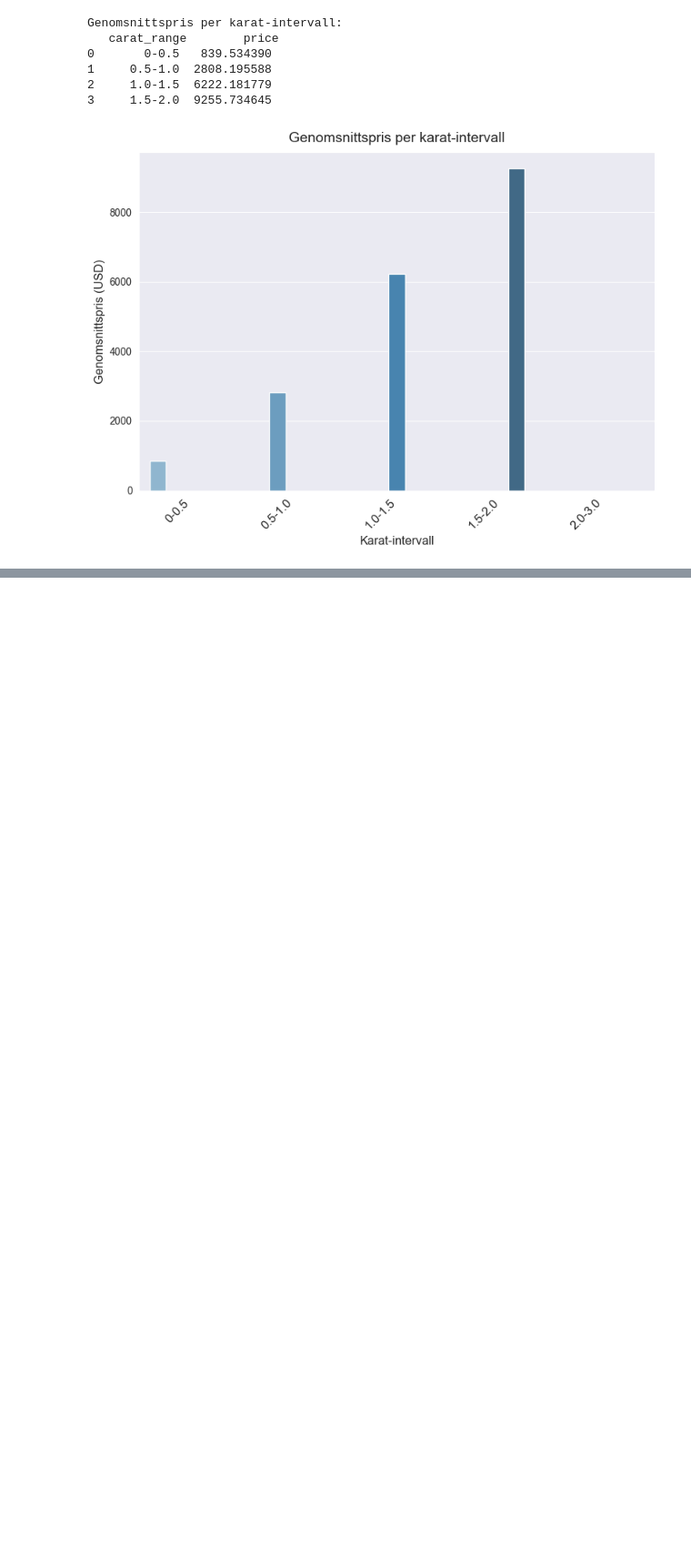
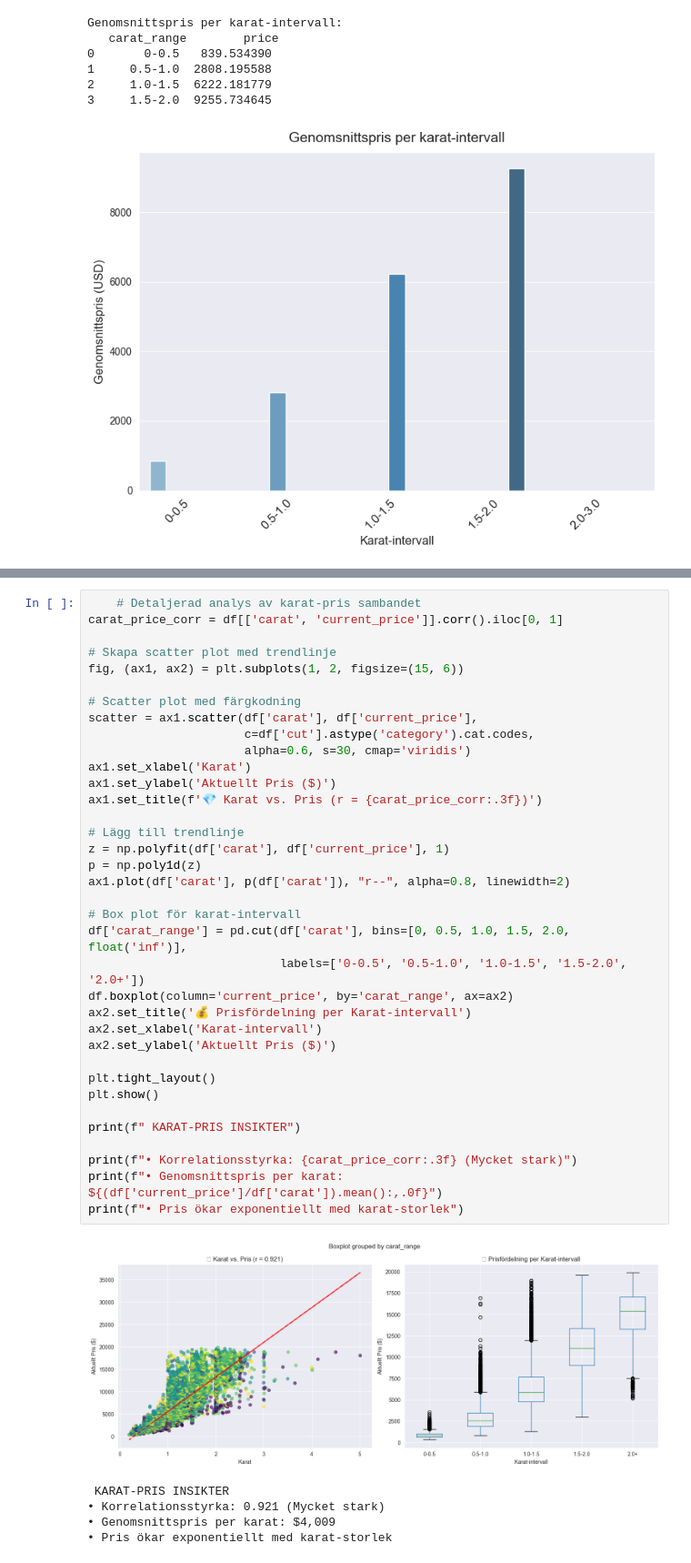
Before and after one commit to ShabanSulejmani/python_kunskapskontroll, a Jupyter notebook: del_2/Del_2_Guldfynd.ipynb, the cells around one changed output, grey strips where cells are left out. Shown at 91% size. Cells and saved outputs as stored; diff of their text form; blank space fills up the shorter version.

```diff
--- a/del_2/Del_2_Guldfynd.ipynb
+++ b/del_2/Del_2_Guldfynd.ipynb
@@ -209,0 +275,42 @@ Genomsnittspris per karat-intervall:
+# %%
+    # Detaljerad analys av karat-pris sambandet
+carat_price_corr = df[['carat', 'current_price']].corr().iloc[0, 1]
+
+# Skapa scatter plot med trendlinje
+fig, (ax1, ax2) = plt.subplots(1, 2, figsize=(15, 6))
+
+# Scatter plot med färgkodning
+scatter = ax1.scatter(df['carat'], df['current_price'],
+                      c=df['cut'].astype('category').cat.codes,
+                      alpha=0.6, s=30, cmap='viridis')
+ax1.set_xlabel('Karat')
+ax1.set_ylabel('Aktuellt Pris ($)')
+ax1.set_title(f'💎 Karat vs. Pris (r = {carat_price_corr:.3f})')
+
+# Lägg till trendlinje
+z = np.polyfit(df['carat'], df['current_price'], 1)
+p = np.poly1d(z)
+ax1.plot(df['carat'], p(df['carat']), "r--", alpha=0.8, linewidth=2)
+
+# Box plot för karat-intervall
+df['carat_range'] = pd.cut(df['carat'], bins=[0, 0.5, 1.0, 1.5, 2.0, float('inf')],
+                           labels=['0-0.5', '0.5-1.0', '1.0-1.5', '1.5-2.0', '2.0+'])
+df.boxplot(column='current_price', by='carat_range', ax=ax2)
+ax2.set_title('💰 Prisfördelning per Karat-intervall')
+ax2.set_xlabel('Karat-intervall')
+ax2.set_ylabel('Aktuellt Pris ($)')
+
+plt.tight_layout()
+plt.show()
+
+print(f" KARAT-PRIS INSIKTER")
+
+print(f"• Korrelationsstyrka: {carat_price_corr:.3f} (Mycket stark)")
+print(f"• Genomsnittspris per karat: ${(df['current_price']/df['carat']).mean():,.0f}")
+print(f"• Pris ökar exponentiellt med karat-storlek")
+# %% [output]
+[figure, added]
+ KARAT-PRIS INSIKTER
+• Korrelationsstyrka: 0.921 (Mycket stark)
+• Genomsnittspris per karat: $4,009
+• Pris ökar exponentiellt med karat-storlek
```
Also changed, not shown: parts of 7 cells of this notebook, 1 other file.
